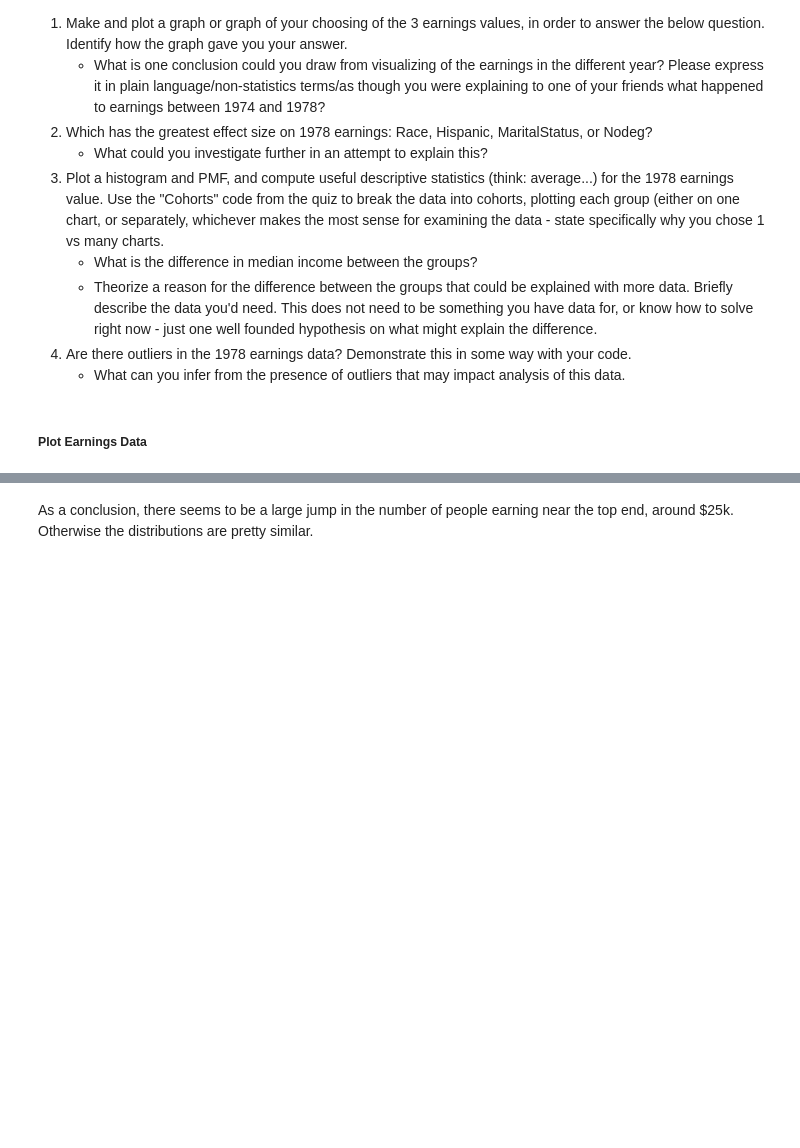
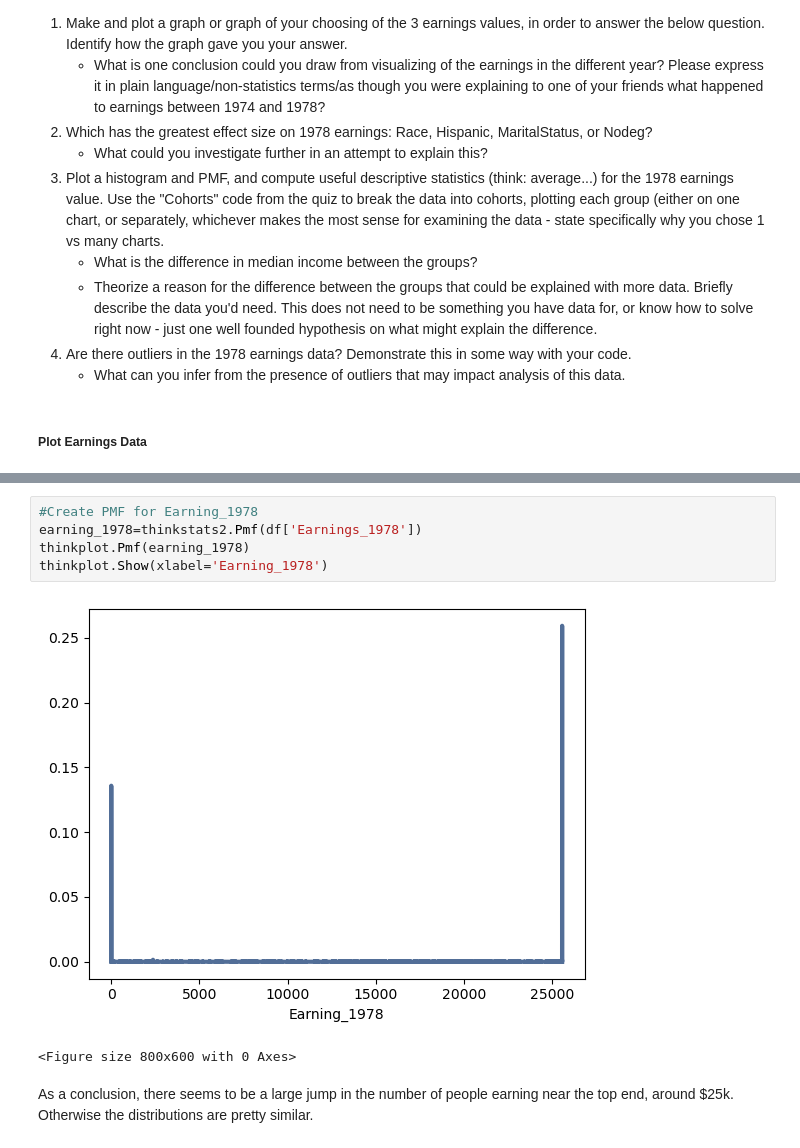
Before and after one commit to ywyan234956296/BSIP_Assignment_1_Students, a Jupyter notebook: stats_asn_1_stud_temp.ipynb, the cells around one changed output, grey strips where cells are left out. Drawn from its saved outputs; the diff is of its cells as text; blank space fills up the shorter version.

```diff
--- a/stats_asn_1_stud_temp.ipynb
+++ b/stats_asn_1_stud_temp.ipynb
@@ -188,2 +204,10 @@ In 2020, the Black or African American alone population (41.1 million) accounted
+# %%
+#Create PMF for Earning_1978
+earning_1978=thinkstats2.Pmf(df['Earnings_1978'])
+thinkplot.Pmf(earning_1978)
+thinkplot.Show(xlabel='Earning_1978')
+# %% [output]
+[figure, added]
+<Figure size 800x600 with 0 Axes>
 # %% [markdown]
 As a conclusion, there seems to be a large jump in the number of people earning near the top end, around $25k. Otherwise the distributions are pretty similar.
```
Also changed, not shown: parts of 10 cells of this notebook.
